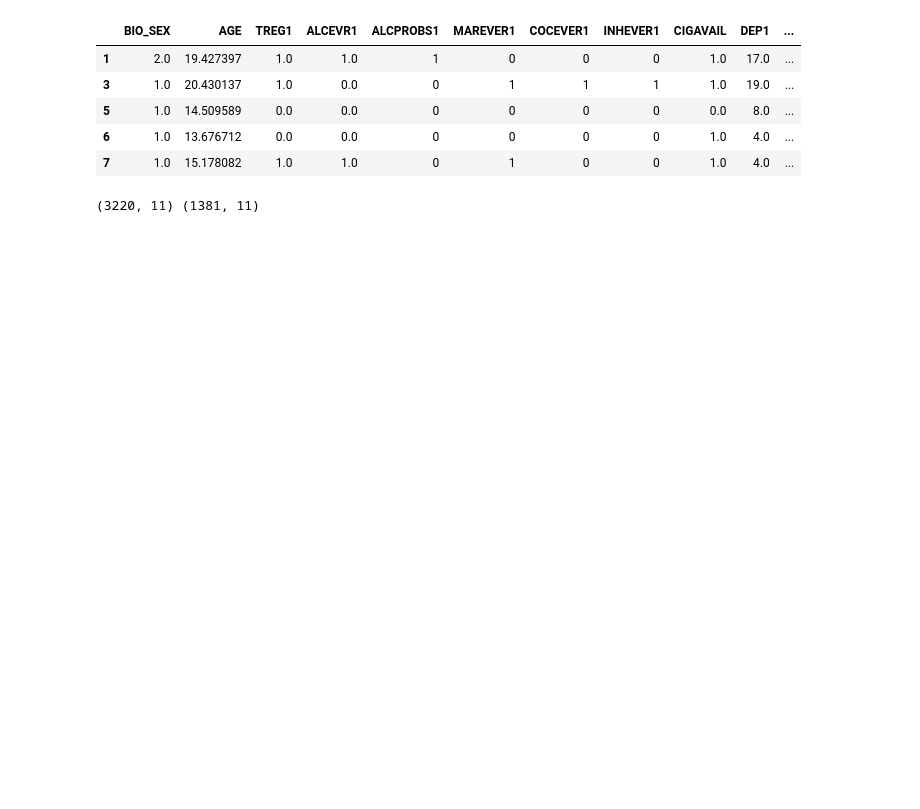
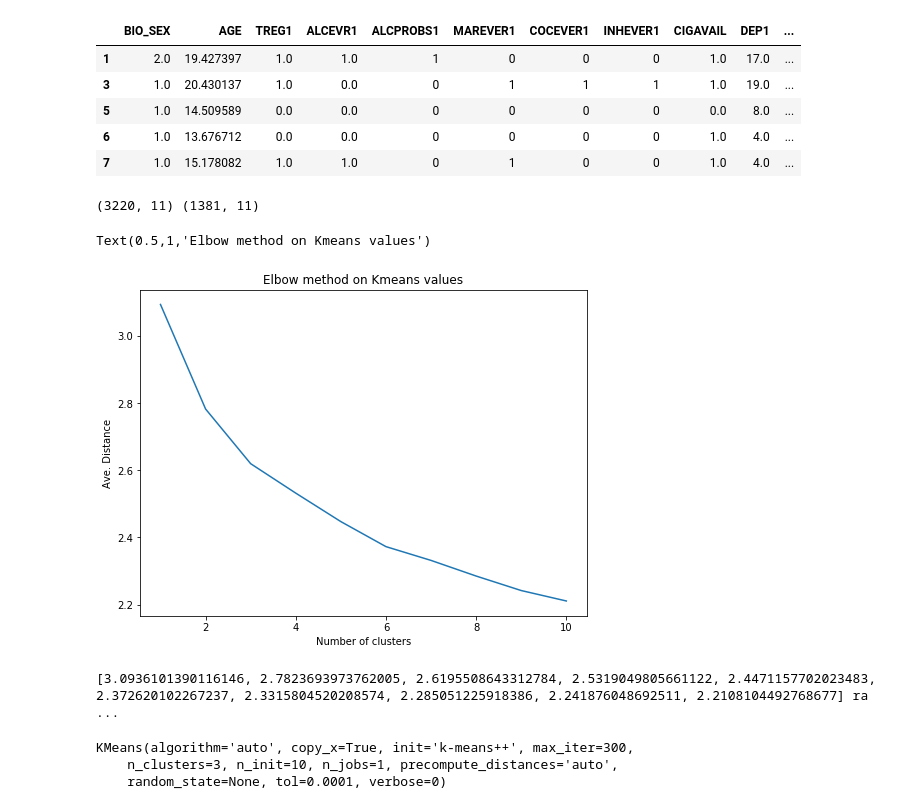
Before and after one commit to hagios2/Health-Data-Clusttering, a Jupyter notebook: Untitled.ipynb, the cells around one changed output. Drawn from its saved outputs; the diff is of its cells as text; code cells hidden in the pictures; blank space fills up the shorter version.

Commit message:
compared clusters for a canonical value

```diff
--- a/Untitled.ipynb
+++ b/Untitled.ipynb
@@ -101,3 +103,16 @@ for k in clusters:
     model.fit(cluster_train)
     #calculate the euclidean dist between the dataset and the model centroids
     mean_dist.append(sum(np.min(cdist(cluster_train, model.cluster_centers_, 'euclidean'), axis=1))/cluster_train.shape[0])
+# %%
+plt.figure(figsize=(8, 6))
+plt.plot(clusters, mean_dist)
+plt.xlabel('Number of clusters')
+plt.ylabel('Ave. Distance')
+plt.title('Elbow method on Kmeans values')
+# %% [output]
+Text(0.5,1,'Elbow method on Kmeans values')
+[figure, added]
+# %%
+print(mean_dist, clusters)
+# %% [output]
+[3.0936101390116146, 2.7823693973762005, 2.6195508643312784, 2.5319049805661122, 2.4471157702023483, 2.372620102267237, 2.3315804520208574, 2.285051225918386, 2.241876048692511, 2.2108104492768677] ra ...
@@ -103,0 +121,8 @@ for k in clusters:
+# %%
+k = 3
+model1 = KMeans(n_clusters=k)
+model1.fit(cluster_train)
+# %% [output]
+KMeans(algorithm='auto', copy_x=True, init='k-means++', max_iter=300,
+    n_clusters=3, n_init=10, n_jobs=1, precompute_distances='auto',
+    random_state=None, tol=0.0001, verbose=0)
```
Also changed, not shown: parts of 20 cells of this notebook.
